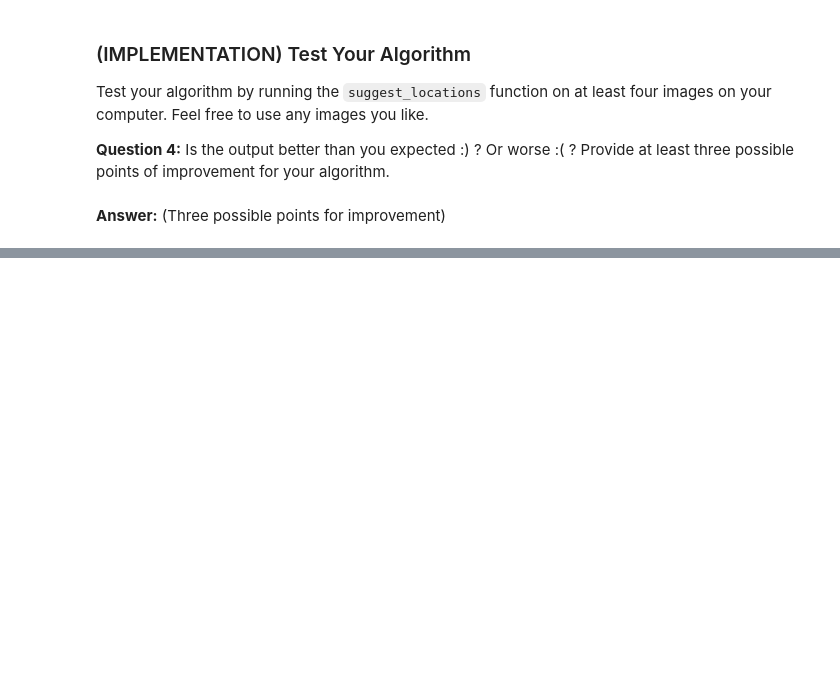
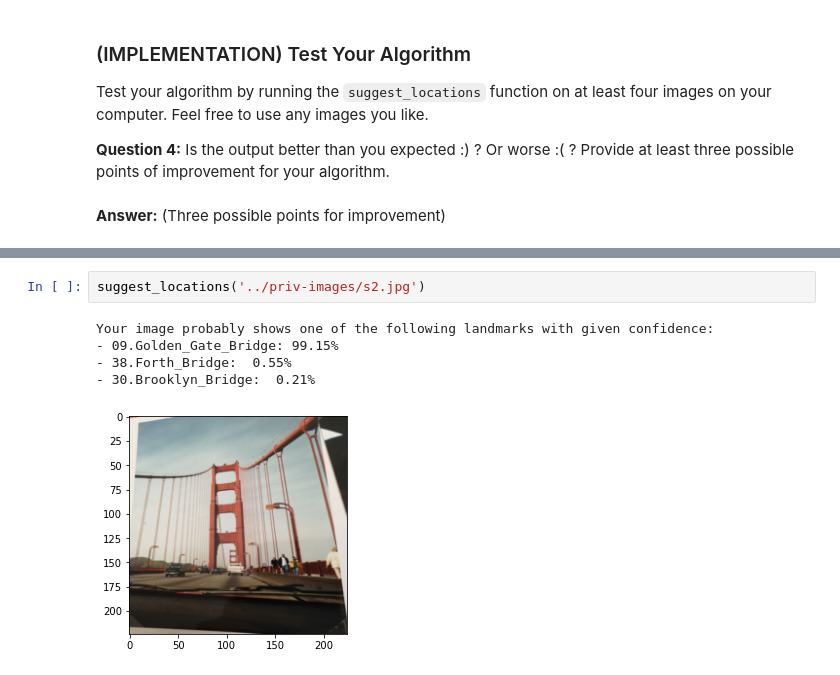
Before and after one commit to ewaryst1/UCML-landmark-classification, a Jupyter notebook: landmark.ipynb, the cells around one changed output, grey strips where cells are left out. Cells and saved outputs as stored; diff of their text form; blank space fills up the shorter version.

```diff
--- a/landmark.ipynb
+++ b/landmark.ipynb
@@ -874,0 +844,8 @@ __Answer:__ (Three possible points for improvement)
+# %%
+suggest_locations('../priv-images/s2.jpg')
+# %% [output]
+Your image probably shows one of the following landmarks with given confidence:
+- 09.Golden_Gate_Bridge: 99.15%
+- 38.Forth_Bridge:  0.55%
+- 30.Brooklyn_Bridge:  0.21%
+[figure, added]
```
Also changed, not shown: parts of 18 cells of this notebook.
